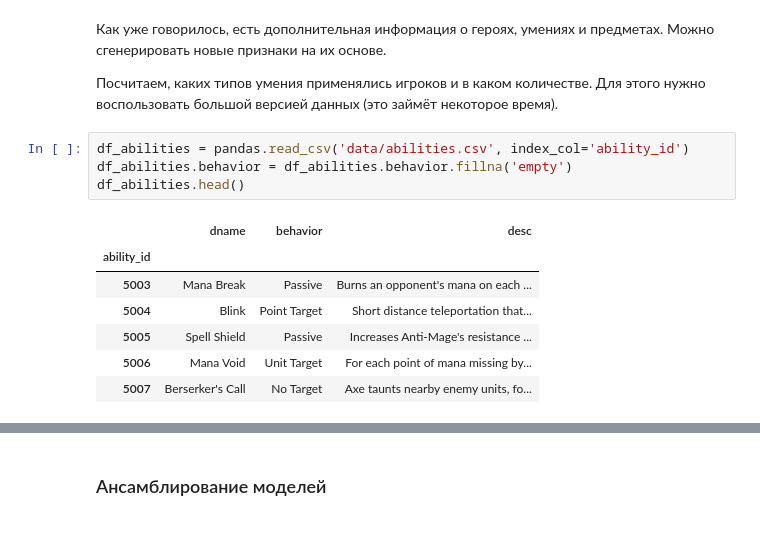
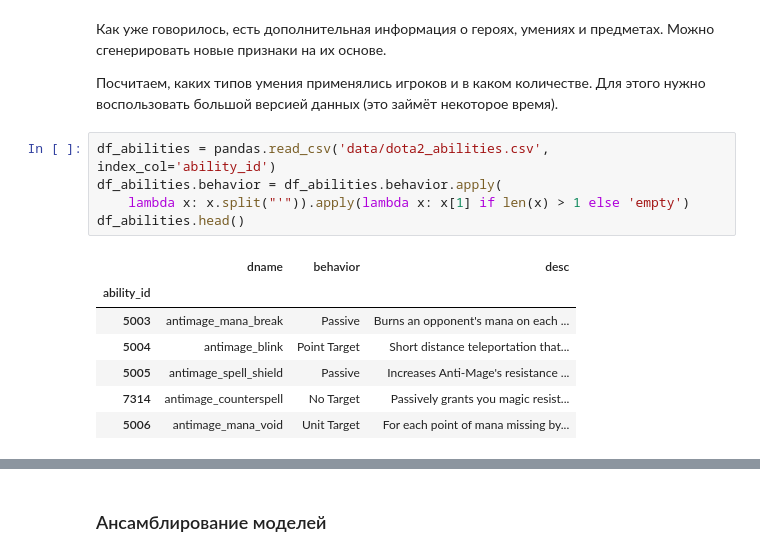
Before and after one commit to sberbank-ai/ai-academy-2019, a Jupyter notebook: Dota2SkillPrediction_Tutorial.ipynb, the cells around one changed output, grey strips where cells are left out. Drawn from its saved outputs; the diff is of its cells as text.

```diff
--- a/Dota2SkillPrediction_Tutorial.ipynb
+++ b/Dota2SkillPrediction_Tutorial.ipynb
@@ -388,17 +388,18 @@ Validation accuracy: 0.7151689606940869
 
 Посчитаем, каких типов умения применялись игроков и в каком количестве. Для этого нужно воспользовать большой версией данных (это займёт некоторое время).
 # %%
-df_abilities = pandas.read_csv('data/abilities.csv', index_col='ability_id')
-df_abilities.behavior = df_abilities.behavior.fillna('empty')
+df_abilities = pandas.read_csv('data/dota2_abilities.csv', index_col='ability_id')
+df_abilities.behavior = df_abilities.behavior.apply(
+    lambda x: x.split("'")).apply(lambda x: x[1] if len(x) > 1 else 'empty')
 df_abilities.head()
 # %% [output]
 |  | dname | behavior | desc |
 | ability_id |  |  |  |
-| 5003 | Mana Break | Passive | Burns an opponent's mana on each ... |
-| 5004 | Blink | Point Target | Short distance teleportation that... |
-| 5005 | Spell Shield | Passive | Increases Anti-Mage's resistance ... |
-| 5006 | Mana Void | Unit Target | For each point of mana missing by... |
-| 5007 | Berserker's Call | No Target | Axe taunts nearby enemy units, fo... |
+| 5003 | antimage_mana_break | Passive | Burns an opponent's mana on each ... |
+| 5004 | antimage_blink | Point Target | Short distance teleportation that... |
+| 5005 | antimage_spell_shield | Passive | Increases Anti-Mage's resistance ... |
+| 7314 | antimage_counterspell | No Target | Passively grants you magic resist... |
+| 5006 | antimage_mana_void | Unit Target | For each point of mana missing by... |
 # %%
 import tqdm
 
```
Also changed, not shown: parts of 26 cells of this notebook.
